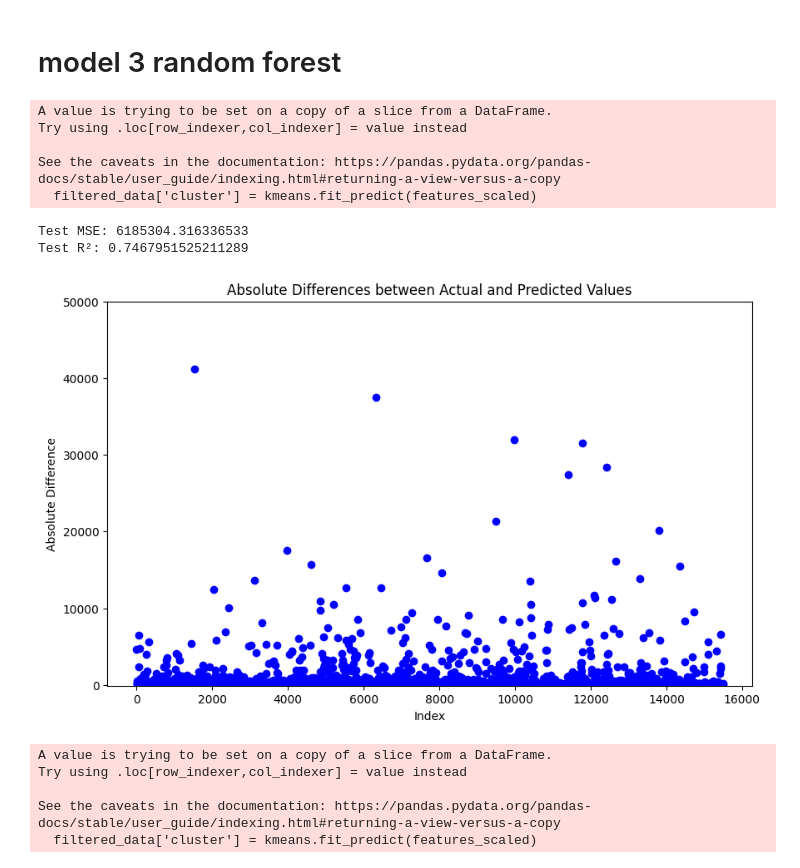
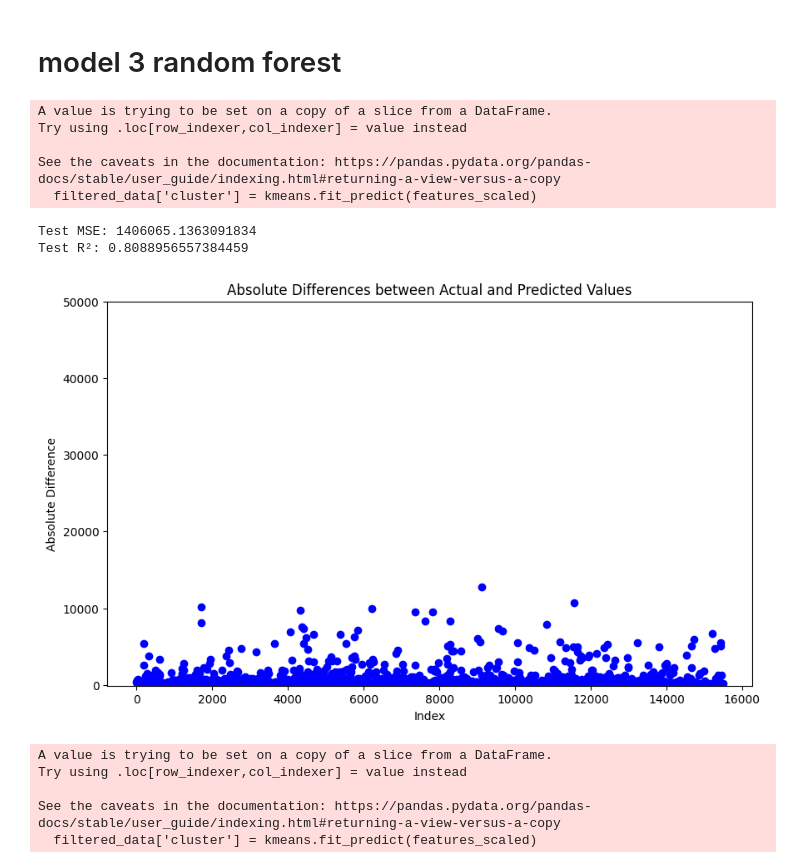
Before and after one commit to caiirene/MachineLearning_FictionPopularityPrediction, a Jupyter notebook: CleanJinjiangModel.ipynb, the cells around one changed output. Cells and saved outputs as stored; diff of their text form; code cells hidden in the pictures.

```diff
--- a/CleanJinjiangModel.ipynb
+++ b/CleanJinjiangModel.ipynb
@@ -345,7 +382,7 @@ file_path = 'processed_data.csv'  # 确保这是您数据文件的正确路径
 data = pd.read_csv(file_path)
 
 # 过滤掉 'NonVIP_average_click' 为 0 的书籍
-filtered_data = data[(data['NonVIP_average_click'] > 10) & (data['NonVIP_average_click'] < 1000000)]
+filtered_data = data[(data['NonVIP_average_click'] > 10)]
 
 # 选择 'NonVIP_average_click' 和 'credits' 作为聚类的特征
 features_for_clustering = filtered_data[['NonVIP_average_click', 'credits']]
@@ -356,7 +393,7 @@ features_scaled = scaler.fit_transform(features_for_clustering)
 
 # 使用KMeans算法进行聚类
 from sklearn.cluster import KMeans
-kmeans = KMeans(n_clusters=3, random_state=42)
+kmeans = KMeans(n_clusters=5, random_state=42)
 filtered_data['cluster'] = kmeans.fit_predict(features_scaled)
 
 # 计算每个簇的统计数据并找出数量最多的簇
@@ -387,36 +424,36 @@ y_pred = model.predict(X_test_scaled)
 
 # 评估模型
 mse = mean_squared_error(y_test, y_pred)
 r2 = r2_score(y_test, y_pred)  # 使用 r2_score 并确保预测值与实际值维度相同
 
 print(f"Test MSE: {mse}")
 print(f"Test R²: {r2}")
 
 # 预测
 y_pred = model.predict(X_test_scaled).flatten()  # 使用 flatten 确保预测结果是一维的
 
 import matplotlib.pyplot as plt
 
 # 计算实际值和预测值之间的绝对差异
 differences = abs(y_test - y_pred)
 
 # 创建图像
 plt.figure(figsize=(10, 6))
 plt.scatter(y_test.index, differences, color='blue')
 plt.title('Absolute Differences between Actual and Predicted Values')
 plt.xlabel('Index')
 plt.ylabel('Absolute Difference')
 plt.ylim(-100, 50000)  # 设置 y 轴的显示范围为 0 到 40000，如果需要
 plt.show()
 # %% [output]
 A value is trying to be set on a copy of a slice from a DataFrame.
 Try using .loc[row_indexer,col_indexer] = value instead
 
 See the caveats in the documentation: https://pandas.pydata.org/pandas-docs/stable/user_guide/indexing.html#returning-a-view-versus-a-copy
   filtered_data['cluster'] = kmeans.fit_predict(features_scaled)
-Test MSE: 6185304.316336533
-Test R²: 0.7467951525211289
+Test MSE: 1406065.1363091834
+Test R²: 0.8088956557384459
-[figure, old version]
+[figure, new version]
 # %%
 import pandas as pd
 from sklearn.model_selection import train_test_split, KFold, cross_val_score
```
Also changed, not shown: parts of 3 cells of this notebook.
